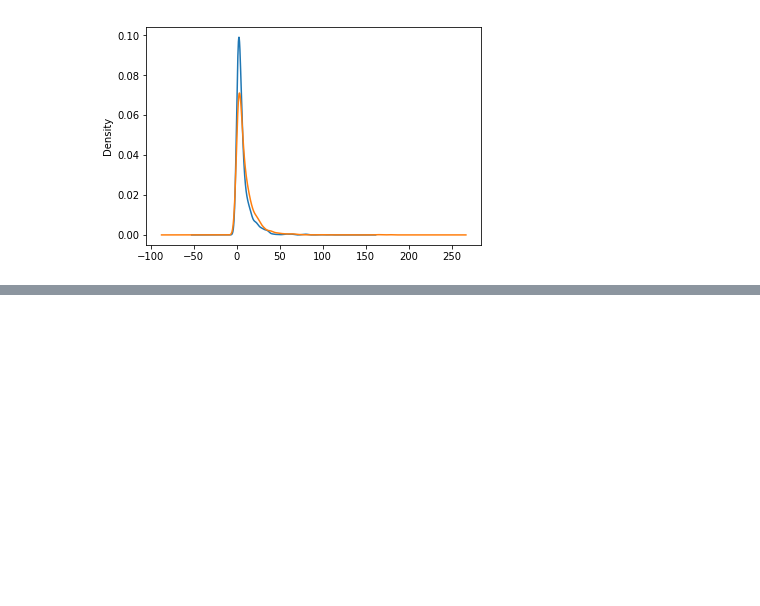
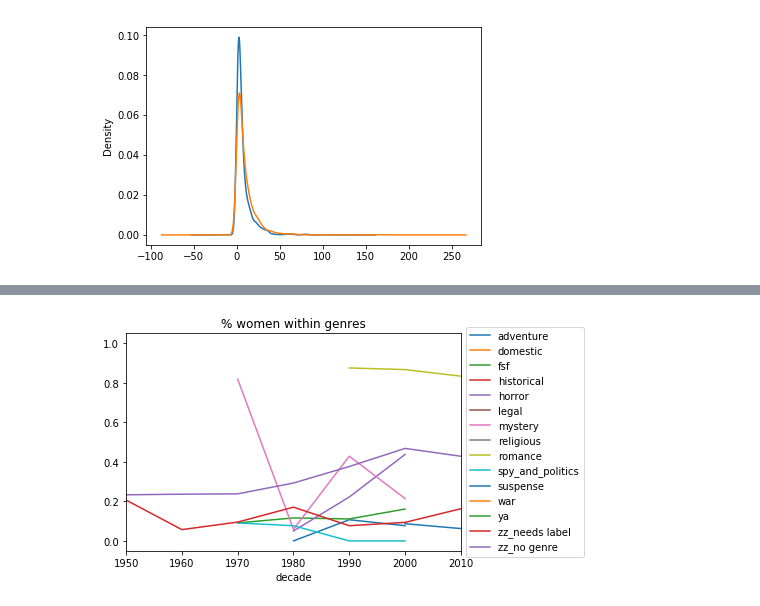
Before and after one commit to cimar/books, a Jupyter notebook: Books Analysis.ipynb, the cells around one changed output, grey strips where cells are left out. Saved outputs shown, nothing was run; the diff lists cells and outputs as text; code cells hidden in the pictures; blank space fills up the shorter version.

```diff
--- a/Books Analysis.ipynb
+++ b/Books Analysis.ipynb
@@ -274,10 +277,5 @@ def multilayer_ctp(value,group_fs,totals_ls):
 books_w_counts.loc[:,"percent"] = books_w_counts.apply(lambda x: multilayer_ctp(x['count'],[x['decade'],x['genre']],ygenre_totals), axis=1)
 woman_counts = books_w_counts[books_w_counts["gender"]=="Female"]
 woman_counts = woman_counts.pivot(index='decade', columns='genre', values='percent')
-woman_counts = woman_counts.fillna(0)
-ax = woman_counts.plot()
-ax.set_title("% women in each genre by decade")
-matplotlib.pyplot.legend(loc='center left', bbox_to_anchor=(1.0, 0.5))
-fig = ax.get_figure()
-fig.savefig("percent_women_in_each_genre.png")
+woman_counts
 # %% [output]
@@ -297,0 +319,34 @@ woman_counts
+# %%
+def not_enough_obs(y,g,tot_df,minimum):
+    try:
+        s = tot_df.loc[y].loc[g]["sum"]
+        if s < minimum:
+            return True
+        else:
+            return False
+    except KeyError:
+        return True
+
+## Looks every entry up in the totals table, and if there are fewer
+## than 10 observations, sets value to NaN
+def filter_out_low_count(main_df,totals_df,min_obs):
+    for year in main_df.index:
+        genres = main_df.loc[year].index
+        i = 0
+        for percent in main_df.loc[year]:
+            genre = genres[i]
+            if not_enough_obs(year,genre,totals_df,min_obs):
+                main_df.loc[year].loc[genre] = numpy.nan
+            i = i+1
+
+cleaning_woman = woman_counts.copy()
+cleaning_woman = cleaning_woman.fillna(0)
+filter_out_low_count(cleaning_woman,ygenre_totals,10)
+cleaning_woman
+ax = cleaning_woman.plot()
+matplotlib.pyplot.legend(loc='center left', bbox_to_anchor=(1.0, 0.5))
+ax.set_title("% women within genres")
+fig = ax.get_figure()
+fig.savefig("percent_women_in_each_genre.png")
+# %% [output]
+[figure, added]
```
Also changed, not shown: parts of 17 cells of this notebook, 21 other files.
